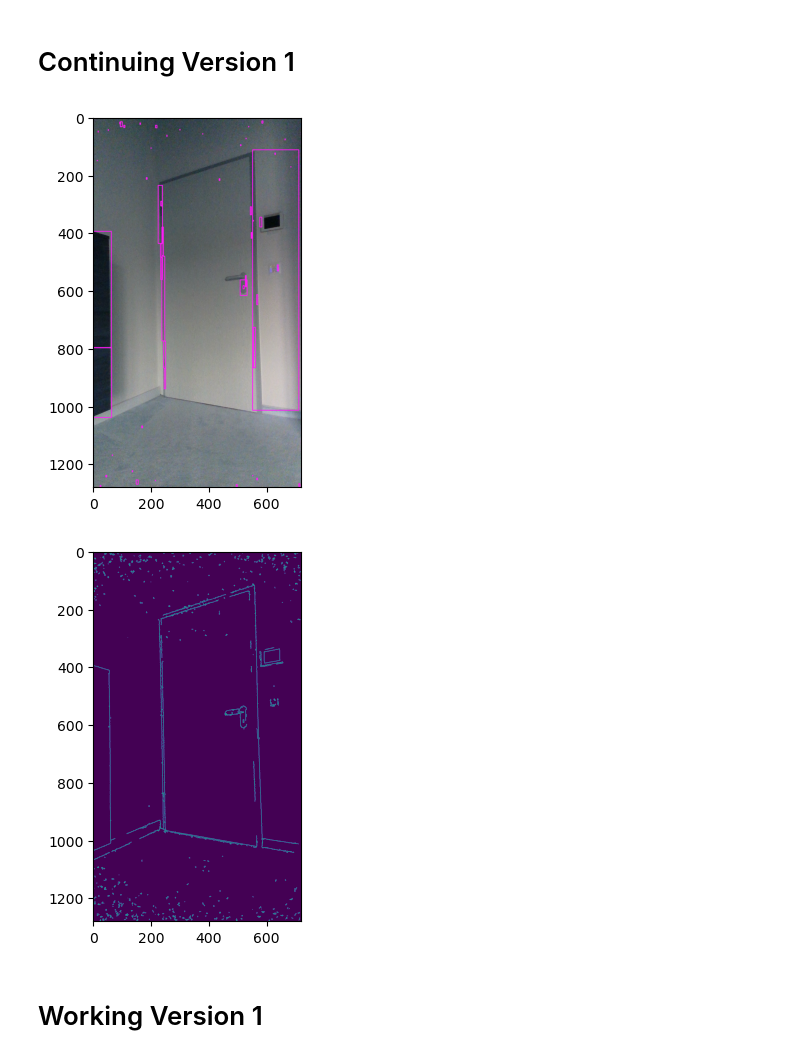
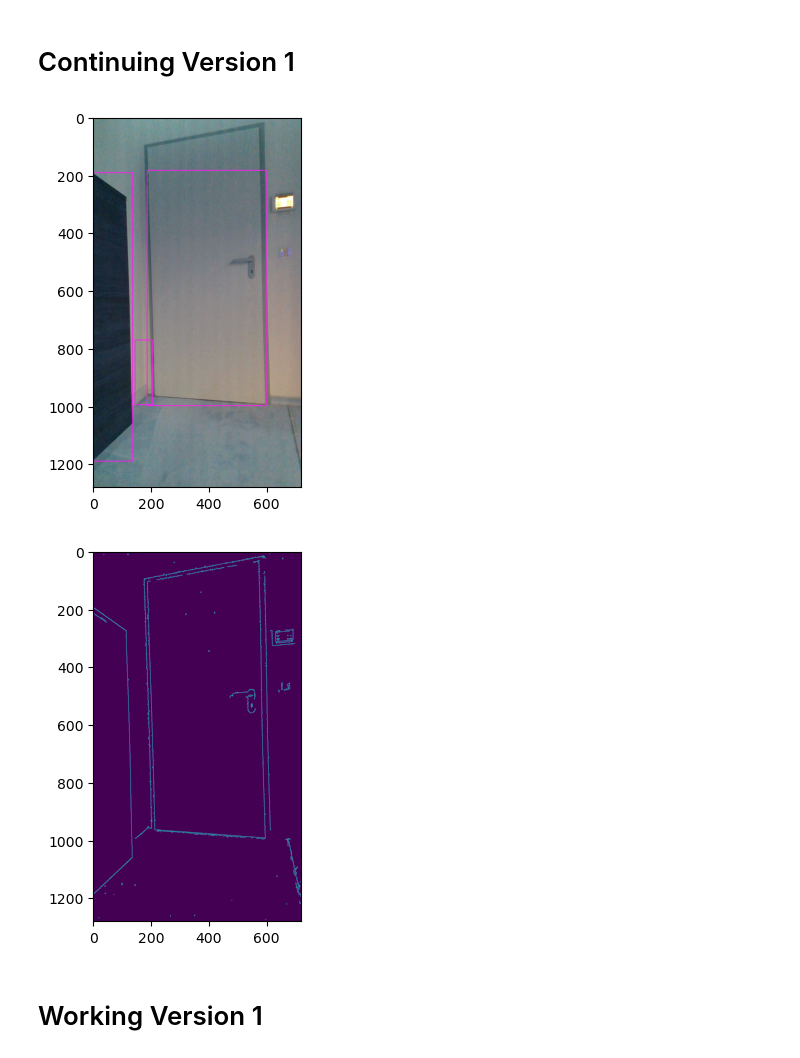
Before and after one commit to matz96/Doordetection, a Jupyter notebook: lescher.ipynb, the cells around one changed output. Saved outputs shown, nothing was run; the diff lists cells and outputs as text; code cells hidden in the pictures.

```diff
--- a/lescher.ipynb
+++ b/lescher.ipynb
@@ -7,7 +7,7 @@ import matplotlib.pyplot as plt
 
 
 # Load the input image
-img = cv2.imread('Bilder/door1_Color.png')
+img = cv2.imread('Bilder/door5.2_Color.png')
 
 # Convert the image to grayscale
 gray = cv2.cvtColor(img, cv2.COLOR_BGR2GRAY)
@@ -17,36 +17,36 @@ gray = cv2.cvtColor(img, cv2.COLOR_BGR2GRAY)
 
 # Use the Canny edge detector to find edges in the image
 edges = cv2.Canny(gray, 50, 150, apertureSize = 3)
 
 # Compute the threshold for the image
 #ret, thresh = cv2.threshold(gray, 128, 255, cv2.THRESH_BINARY_INV)
 
 # Find the contours in the image
 contours, hierarchy = cv2.findContours(edges, cv2.RETR_TREE, cv2.CHAIN_APPROX_SIMPLE)
 
 # Loop through the contours and draw rectangles around the doorframes
 for i, (contour, h) in enumerate(zip(contours, hierarchy[0])):
     # If the contour does not have a parent, draw it on the image
     if h[3] == -1:
          # Find the bounding rectangle for the contour
         x, y, w, h = cv2.boundingRect(contour)
-        if h/w >1.75 and h> 0 and w>0:
+        if h/w >1.75 and h> 100 and w>50:
             # Draw the rectangle on the image
             cv2.rectangle(img, (x, y), (x + w, y + h), (255, 28, 247), 2)
 
 
 # Save the output image
 
 # Display the resized image
 
 plt.imshow(img)
 plt.show()
 
 plt.imshow(edges)
 plt.show()
 # %% [output]
-[figure, old version]
+[figure, new version]
-[figure, old version]
+[figure, new version]
 # %% [markdown]
 # Working Version 1
 # %%
```
